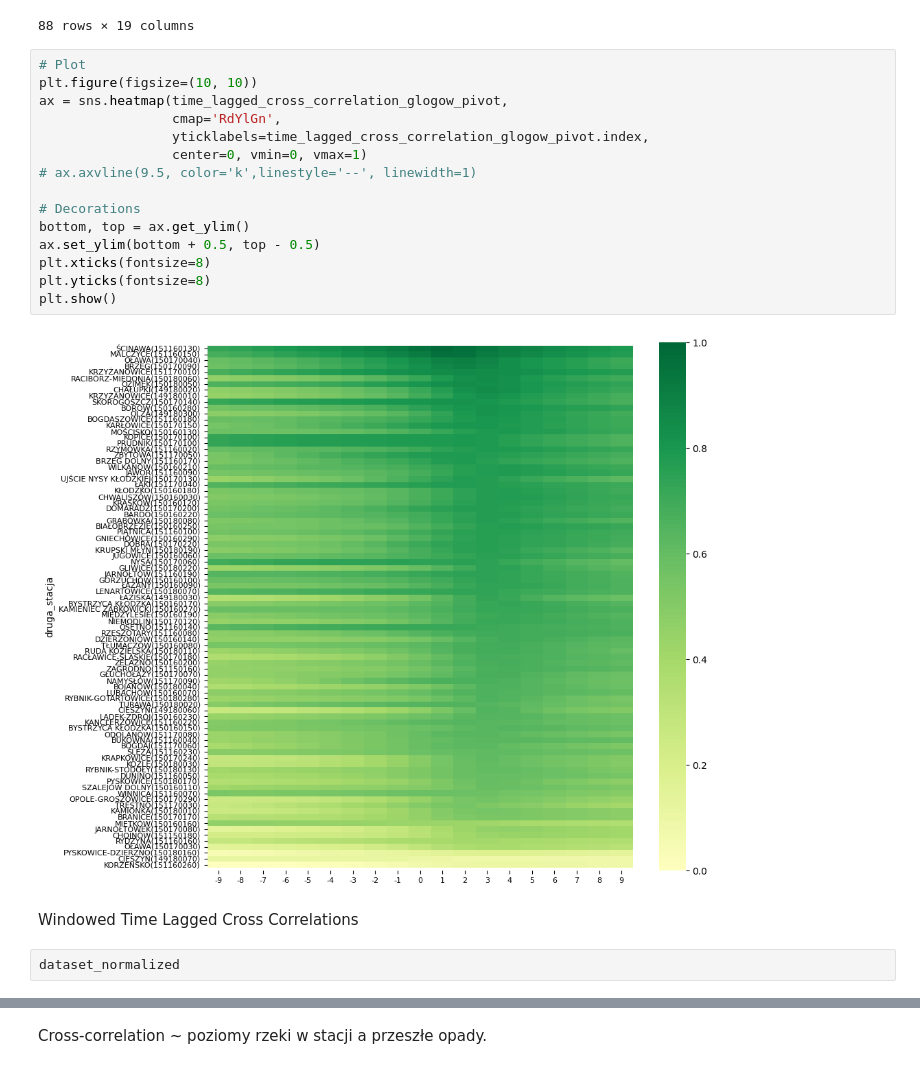
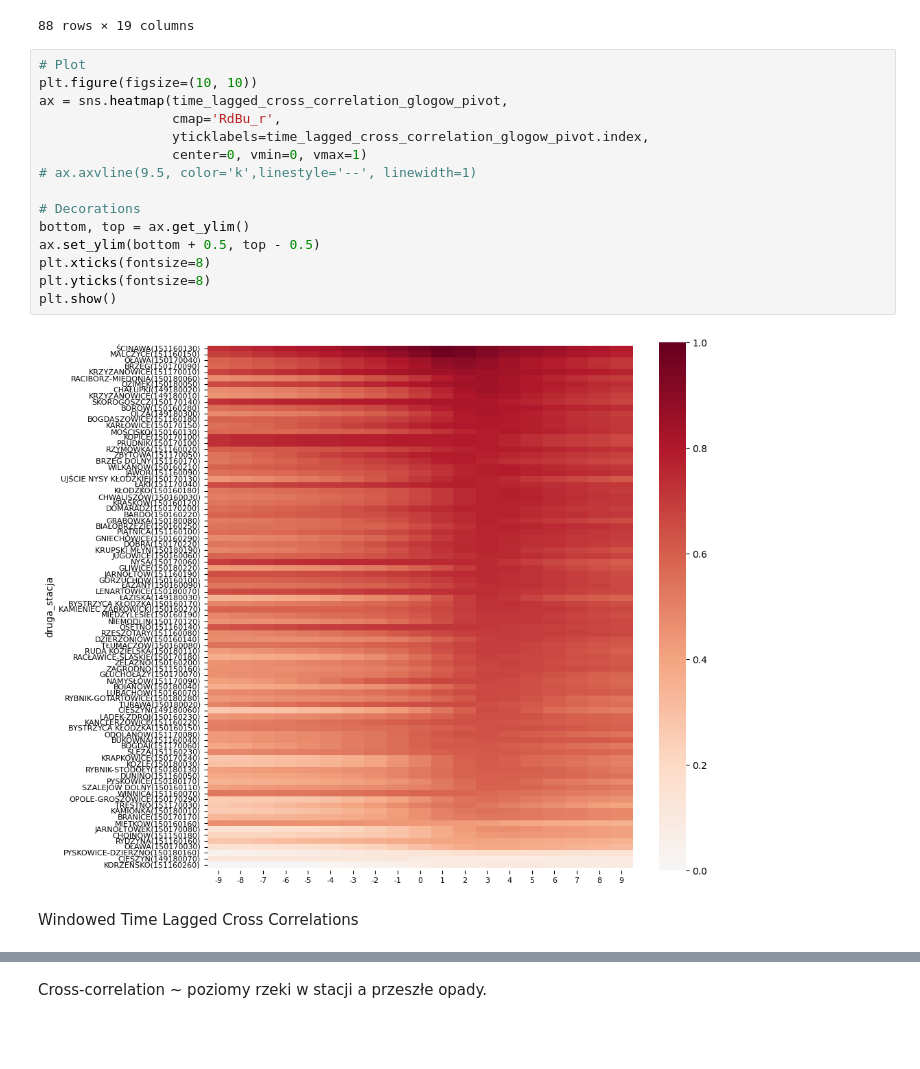
Before and after one commit to it4datascience/CuValley-Batmaja, a Jupyter notebook: expl_data_analysis/EDA.ipynb, the cells around one changed output, grey strips where cells are left out. Drawn from its saved outputs; the diff is of its cells as text; blank space fills up the shorter version.

```diff
--- a/expl_data_analysis/EDA.ipynb
+++ b/expl_data_analysis/EDA.ipynb
@@ -441,22 +445,20 @@ time_lagged_cross_correlation_glogow_pivot
 # %%
 # Plot
 plt.figure(figsize=(10, 10))
 ax = sns.heatmap(time_lagged_cross_correlation_glogow_pivot,
-                 cmap='RdYlGn',
+                 cmap='RdBu_r',
                  yticklabels=time_lagged_cross_correlation_glogow_pivot.index,
                  center=0, vmin=0, vmax=1)
 # ax.axvline(9.5, color='k',linestyle='--', linewidth=1)
 
 # Decorations
 bottom, top = ax.get_ylim()
 ax.set_ylim(bottom + 0.5, top - 0.5)
 plt.xticks(fontsize=8)
 plt.yticks(fontsize=8)
 plt.show()
 # %% [output]
-[figure, old version]
+[figure, new version]
 # %% [markdown]
 Windowed Time Lagged Cross Correlations
-# %%
-dataset_normalized
 # %%
```
Also changed, not shown: parts of 15 cells of this notebook.
